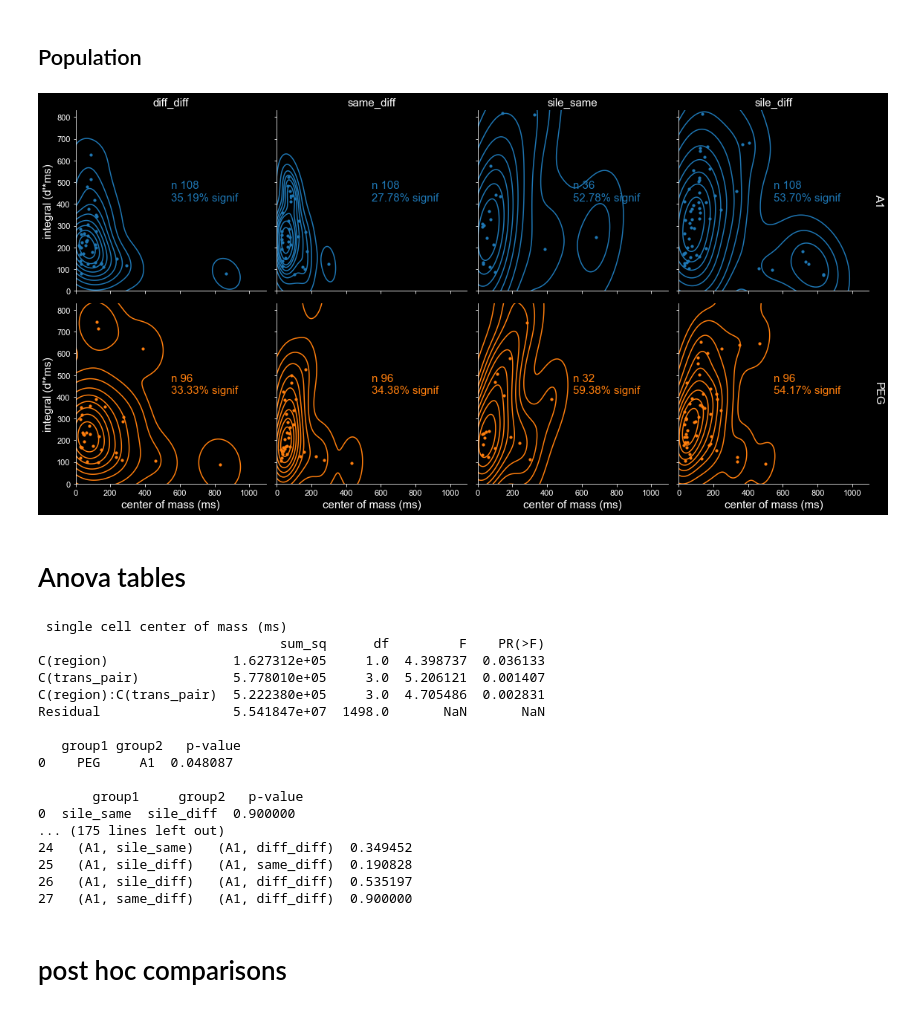
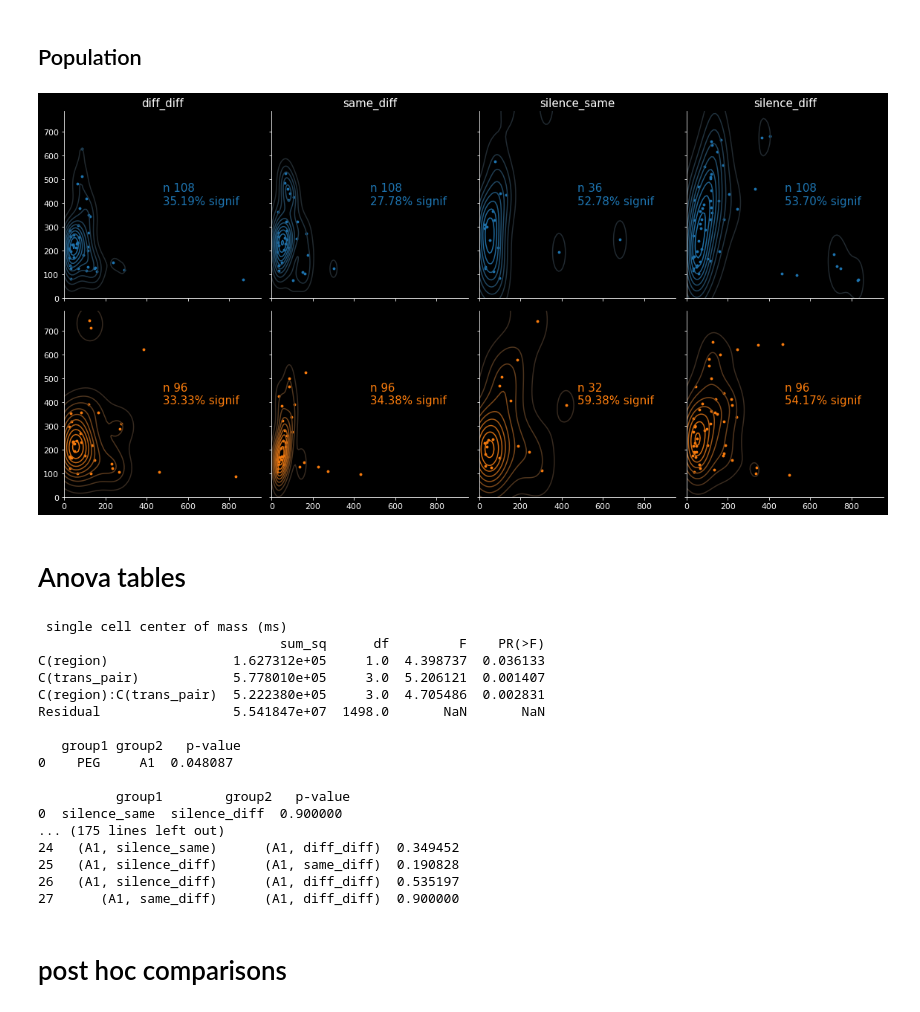
Before and after one commit to Mateo-Lopez-Espejo/context_probe_analysis, a Jupyter notebook: reports/210316_EARS_talk.ipynb, the cells around one changed output. Saved outputs shown, nothing was run; the diff lists cells and outputs as text; code cells hidden in the pictures.

```diff
--- a/reports/210316_EARS_talk.ipynb
+++ b/reports/210316_EARS_talk.ipynb
@@ -105,16 +104,16 @@ same = ctx == prb[:,None]
 different = np.logical_and(~silence, ~same)
 
 name_arr = np.full_like(ctx, np.nan, dtype=object)
-name_arr[silence] = 'sile'
+name_arr[silence] = 'silence'
 name_arr[same] = 'same'
 name_arr[different] = 'diff'
 comp_name_arr = np.apply_along_axis('_'.join, 1, name_arr)
 
 # swaps clasification names to not have repetitions i.e. diff_same == same_diff
-comp_name_arr[np.where(comp_name_arr == 'self_sile')] = 'sile_self'
-comp_name_arr[np.where(comp_name_arr == 'diff_sile')] = 'sile_diff'
+comp_name_arr[np.where(comp_name_arr == 'same_silence')] = 'silence_same'
+comp_name_arr[np.where(comp_name_arr == 'diff_silence')] = 'silence_diff'
 comp_name_arr[np.where(comp_name_arr == 'diff_same')] = 'same_diff'
-comp_name_arr[np.where(comp_name_arr == 'same_sile')] = 'sile_same'
+comp_name_arr[np.where(comp_name_arr == 'same_silence')] = 'silence_same'
 
 filtered['trans_pair'] = comp_name_arr
 
@@ -271,5 +298,5 @@ savefig(fig, 'EARS_figures', title)
 # %%
-trans_ord = ['diff_diff', 'same_diff', 'sile_same', 'sile_diff']
+trans_ord = ['diff_diff', 'same_diff', 'silence_same', 'silence_diff']
 reg_ord = ['A1', 'PEG']
 ana_ord = ['single cell', 'population']
 # %%
@@ -278,19 +305,17 @@ def anotated_nozero_scatter(x, y, **kws):
     total = x.shape[0]
     x = x[x>0]
     y = y[y>0]
-    region = kws.get('label', 'PEG')
     fontsize = kws.pop('fontsize', 12)
     n_signif = len(x)
     percent_good = n_signif / total * 100
 
     ax = plt.gca()
-    ax.scatter(x, y, s=10, alpha=1, **kws)
+    ax.scatter(x, y, s=8, alpha=1, **kws)
     sns.kdeplot(x, y, ax=ax,**kws)
     ax.set_xlim(0,ax.get_xlim()[1])
     ax.set_ylim(0,ax.get_ylim()[1])
 
-    offset = 0.8 if region == 'A1' else 0.9
-    ax.text(.2, offset, f'n {total}, {percent_good:.2f}% signif', fontsize=fontsize, transform=ax.transAxes, **kws)
+    ax.text(.5, 0.5, f'n {total}\n{percent_good:.2f}% signif', fontsize=fontsize, transform=ax.transAxes, **kws)
 # %% [markdown]
 # plots showing the progression of the date split
 ## single cell
@@ -353,41 +384,24 @@ savefig(fig, 'EARS_figures', title)
 # %% [markdown]
 ## Population
 # %%
-def anotated_nozero_scatter(x, y, **kws):
-    total = x.shape[0]
-    x = x[x>0]
-    y = y[y>0]
-    region = kws.get('label', 'PEG')
-    fontsize = kws.pop('fontsize', 12)
-    n_signif = len(x)
-    percent_good = n_signif / total * 100
-
-    ax = plt.gca()
-    ax.scatter(x, y, s=10, alpha=1, **kws)
-    sns.kdeplot(x, y, ax=ax,**kws)
-    ax.set_xlim(0,ax.get_xlim()[1])
-    ax.set_ylim(0,ax.get_ylim()[1])
-
-    ax.text(.5, 0.5, f'n {total}\n{percent_good:.2f}% signif', fontsize=fontsize, transform=ax.transAxes, **kws)
-
-
 scDF = pivoted.loc[pivoted.analysis == 'population',:]
 g = sns.FacetGrid(data=scDF, row='region', col='trans_pair', hue='region',
                   sharex=True, sharey=True, legend_out=True,
                   row_order=reg_ord, col_order=trans_ord, hue_order=reg_ord)
 g.map(anotated_nozero_scatter, 'center of mass (ms)',  "integral (d'*ms)", fontsize=15)
 g.set_titles(template="")
+g.set_axis_labels("",
+                  "")
 g._margin_titles = True
-g.set_titles(row_template="{row_name}", col_template="{col_name}")
-# g.add_legend()
+g.set_titles(row_template="", col_template="{col_name}")
 fig = g.fig
 fig.set_size_inches(16,8)
 fig.tight_layout(rect=(0,0,0.98,0))
 
 title = 'population_parameter_space_trans_region'
 savefig(fig, 'EARS_figures', title)
 # %% [output]
-[figure, old version]
+[figure, new version]
 # %% [markdown]
 # Anova tables
 # %%
@@ -424,13 +438,13 @@ Residual                 5.541847e+07  1498.0       NaN       NaN
    group1 group2   p-value
 0    PEG     A1  0.048087
 
-       group1     group2   p-value
-0  sile_same  sile_diff  0.900000
+          group1        group2   p-value
+0  silence_same  silence_diff  0.900000
 ... (175 lines left out)
-24   (A1, sile_same)   (A1, diff_diff)  0.349452
-25   (A1, sile_diff)   (A1, same_diff)  0.190828
-26   (A1, sile_diff)   (A1, diff_diff)  0.535197
-27   (A1, same_diff)   (A1, diff_diff)  0.900000
+24   (A1, silence_same)      (A1, diff_diff)  0.349452
+25   (A1, silence_diff)      (A1, same_diff)  0.190828
+26   (A1, silence_diff)      (A1, diff_diff)  0.535197
+27      (A1, same_diff)      (A1, diff_diff)  0.900000
 # %% [markdown]
 # post hoc comparisons
 # %%
```
Also changed, not shown: parts of 20 cells of this notebook.
